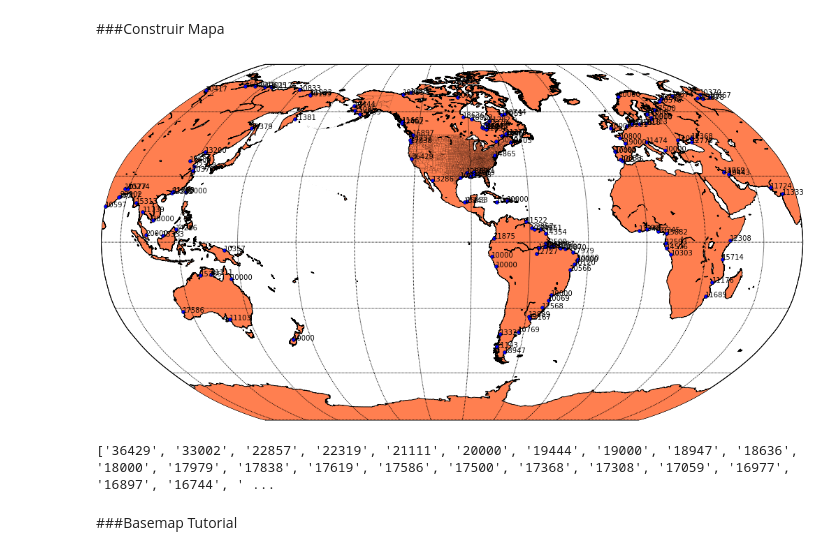
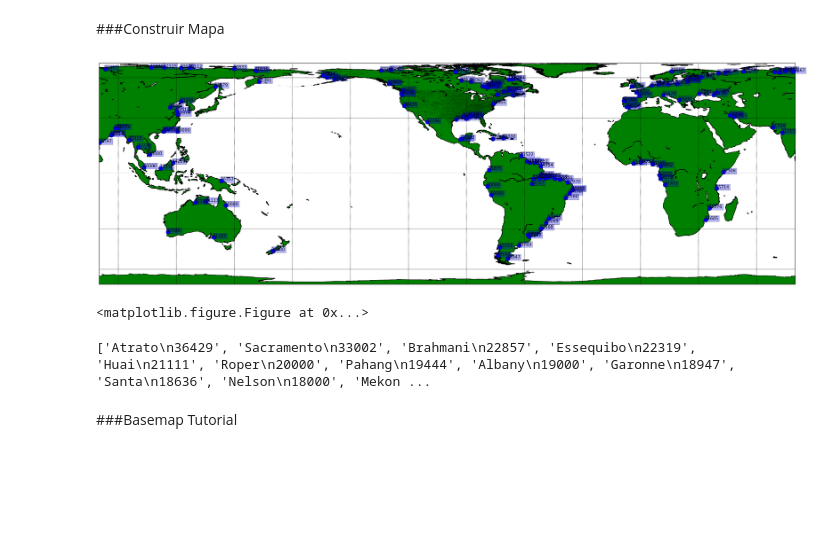
Before and after one commit to JC-AlfonsoR/CM20151_HW4_CamiloAlfonso, a Jupyter notebook: Rios_y_Oceanos/Rios.ipynb, the cells around one changed output. Saved outputs shown, nothing was run; the diff lists cells and outputs as text; code cells hidden in the pictures; blank space fills up the shorter version.

Commit message:
Add boxed labels in map

```diff
--- a/Rios_y_Oceanos/Rios.ipynb
+++ b/Rios_y_Oceanos/Rios.ipynb
@@ -67,34 +67,46 @@ data.head()
 # %% [markdown]
 ###Construir Mapa
 # %%
-figure(figsize(18,10))
-map = Basemap(projection='robin', lat_0=0, lon_0=-100,
+figure(figsize(30,15))
+map = Basemap(projection='cea', lat_0=0, lon_0=-100,
               resolution='h', area_thresh=1000.0)
 map.drawcoastlines()
 map.drawcounties()
-map.fillcontinents(color='coral')
+map.fillcontinents(color='green')
 map.drawmapboundary()
 map.drawmeridians(arange(0,360,30))
 map.drawparallels(arange(-90,90,30))
 
 
 n2 = 150
 lons = array(data.lonm[1:n2])
 lats = array(data.latm[1:n2])
 x,y = map(lons, lats)
-map.plot(x, y, 'bo', markersize=5)
+map.plot(x, y, 'bo', markersize=10)
 
-labels = list(data.m2s_ratio)
-labels = [str(l) for l in labels]
+rates = list(data.m2s_ratio)
+names = list(data.River_Name)
+labels = []
+for i in range(len(names)):
+    s = str(str(rates[i]))
+    labels.append(s)
+#labels = list(data.m2s_ratio)
+#labels = [str(l) for l in labels]
 for label, xpt, ypt in zip(labels, x, y):
-    plt.text(xpt+3000, ypt+2500, label)
-
+    plt.text(xpt, ypt, label, bbox=dict(facecolor='blue', alpha=0.3),size=10)
 show()
+savefig('world.png',dpi=75)
+#savefig('Rios_150.png')
 # %% [output]
-[figure, old version]
+[figure, new version]
+<matplotlib.figure.Figure at 0x...>
-# %%
-labels = list(data.m2s_ratio)
-labels = [str(l) for l in labels]
-print(labels)
-# %% [output]
-['36429', '33002', '22857', '22319', '21111', '20000', '19444', '19000', '18947', '18636', '18000', '17979', '17838', '17619', '17586', '17500', '17368', '17308', '17059', '16977', '16897', '16744', ' ...
+# %%
+rates = list(data.m2s_ratio)
+names = list(data.River_Name)
+labels = []
+for i in range(len(names)):
+    s = str(names[i]) + "\n" + str(rates[i])
+    labels.append(s)
+print(labels)
+# %% [output]
+['Atrato\n36429', 'Sacramento\n33002', 'Brahmani\n22857', 'Essequibo\n22319', 'Huai\n21111', 'Roper\n20000', 'Pahang\n19444', 'Albany\n19000', 'Garonne\n18947', 'Santa\n18636', 'Nelson\n18000', 'Mekon ...
```
Also changed, not shown: parts of 3 cells of this notebook, 2 other files.
